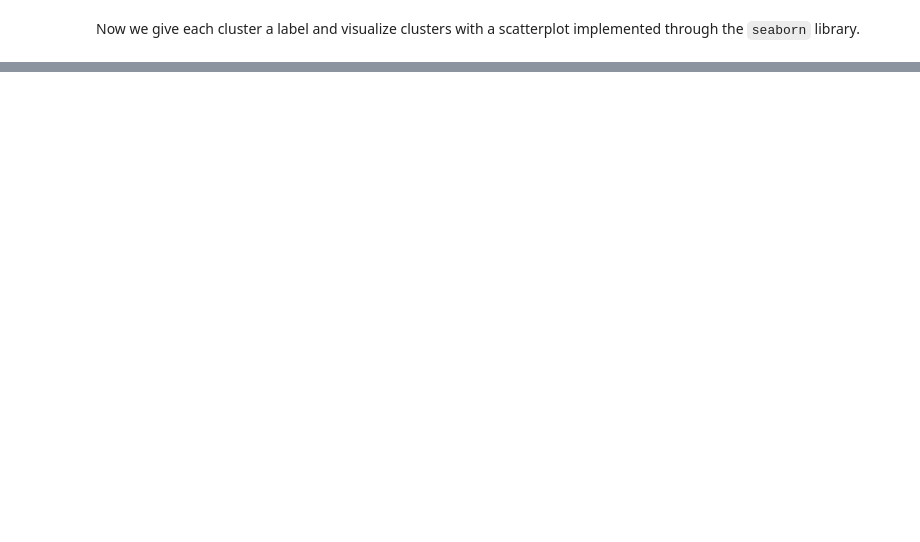
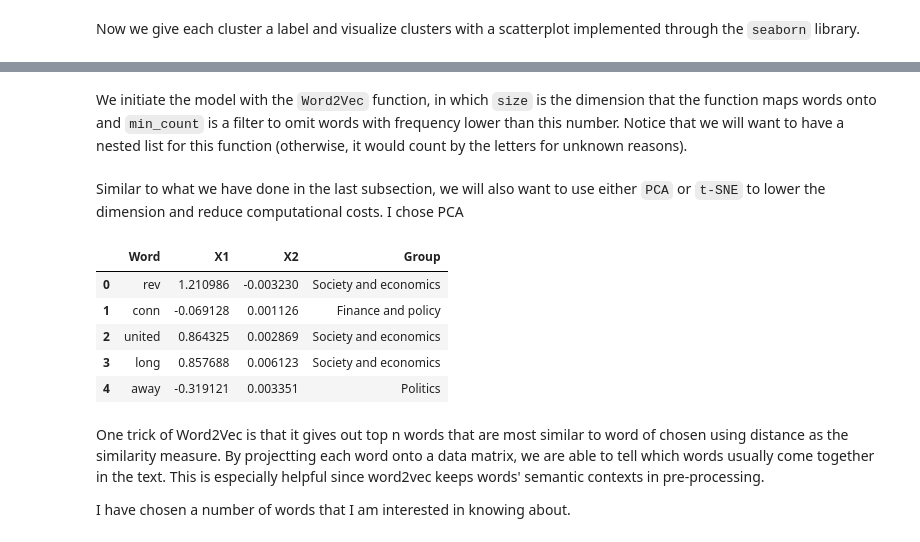
Before and after one commit to jcvincentliu/Diving-into-NYT-Articles-in-Four-Years, a Jupyter notebook: project.ipynb, the cells around one changed output, grey strips where cells are left out. Cells and saved outputs as stored; diff of their text form; code cells hidden in the pictures; blank space fills up the shorter version.

Commit message:
Finished model running. May work on Tensorflow Projection.

```diff
--- a/project.ipynb
+++ b/project.ipynb
@@ -710,0 +715,2 @@ As we are able to tell, K-means is not really what we desired. Clusters collapse
+# %% [markdown]
+We initiate the model with the `Word2Vec` function, in which `size` is the dimension that the function maps words onto and `min_count` is a filter to omit words with frequency lower than this number. Notice that we will want to have a nested list for this function (otherwise, it would count by the letters for unknown reasons).
@@ -710,0 +723,2 @@ As we are able to tell, K-means is not really what we desired. Clusters collapse
+# %% [markdown]
+Similar to what we have done in the last subsection, we will also want to use either `PCA` or `t-SNE` to lower the dimension and reduce computational costs. I chose PCA
@@ -710,0 +735,9 @@ As we are able to tell, K-means is not really what we desired. Clusters collapse
+# %%
+PCA_embedded_df.head(5)
+# %% [output]
+|  | Word | X1 | X2 | Group |
+| 0 | rev | 1.210986 | -0.003230 | Society and economics |
+| 1 | conn | -0.069128 | 0.001126 | Finance and policy |
+| 2 | united | 0.864325 | 0.002869 | Society and economics |
+| 3 | long | 0.857688 | 0.006123 | Society and economics |
+| 4 | away | -0.319121 | 0.003351 | Politics |
@@ -710,0 +746,4 @@ As we are able to tell, K-means is not really what we desired. Clusters collapse
+# %% [markdown]
+One trick of Word2Vec is that it gives out top n words that are most similar to word of chosen using distance as the similarity measure. By projectting each word onto a data matrix, we are able to tell which words usually come together in the text. This is especially helpful since word2vec keeps words' semantic contexts in pre-processing.
+
+I have chosen a number of words that I am interested in knowing about.
```
Also changed, not shown: parts of 50 cells of this notebook.
